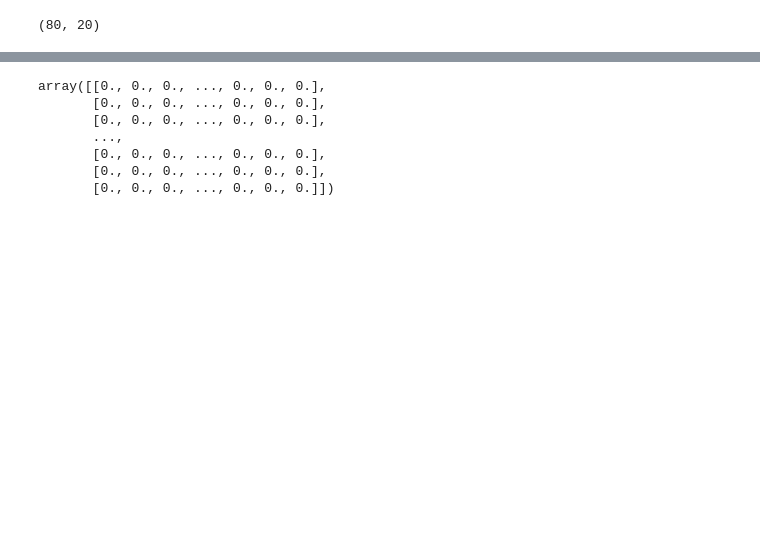
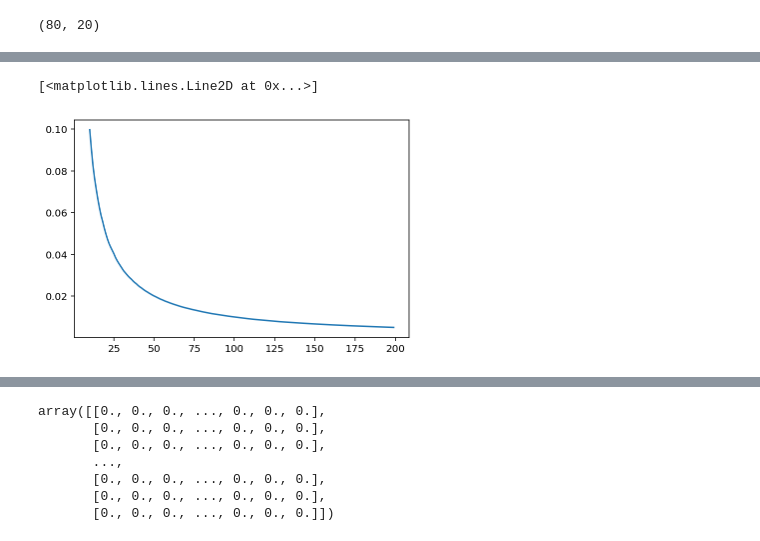
Before and after one commit to agupta01/ml-theory-capstone, a Jupyter notebook: notebooks/rfm.ipynb, the cells around one changed output, grey strips where cells are left out. Saved outputs shown, nothing was run; the diff lists cells and outputs as text; code cells hidden in the pictures; blank space fills up the shorter version.

```diff
--- a/notebooks/rfm.ipynb
+++ b/notebooks/rfm.ipynb
@@ -168 +212,6 @@ for d in range(10, 200, 2):
+# %%
+plt.plot(d_range, stdevs)
+# %% [output]
+[<matplotlib.lines.Line2D at 0x...>]
+[figure, added]
 # %%
```
Also changed, not shown: parts of 21 cells of this notebook, 4 other files.
